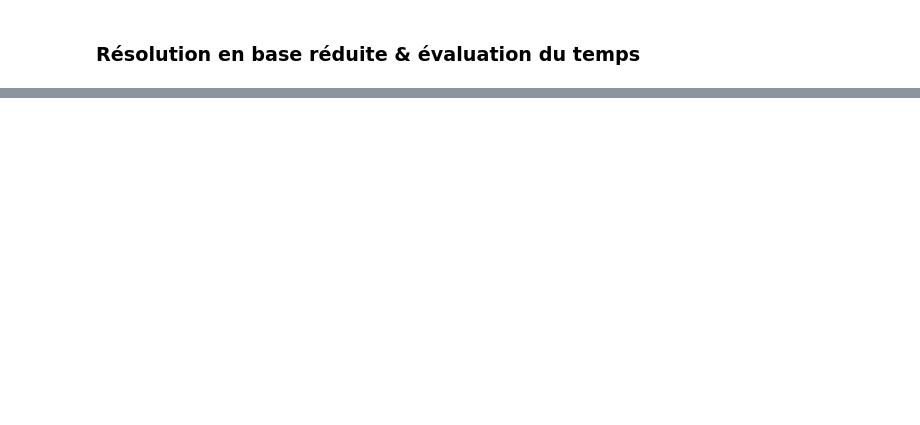
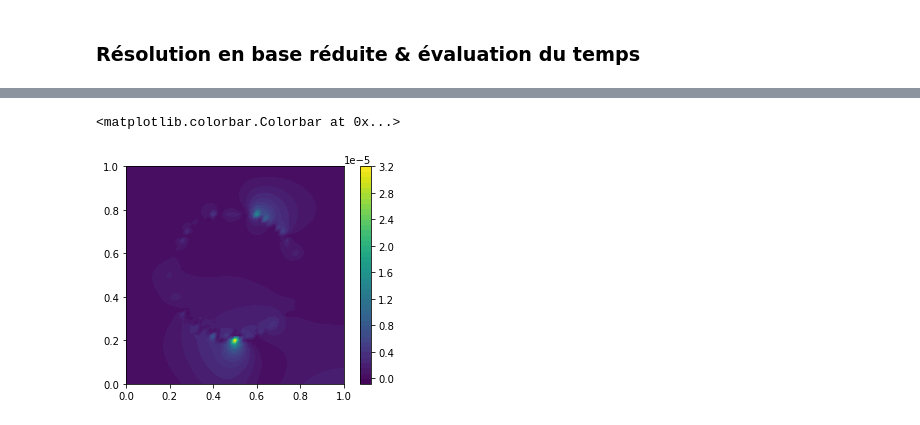
Before and after one commit to pjbenard/-4GMM-CRMB, a Jupyter notebook: Code_Python/POD-Fenics-propre.ipynb, the cells around one changed output, grey strips where cells are left out. Cells and saved outputs as stored; diff of their text form; code cells hidden in the pictures; blank space fills up the shorter version.

```diff
--- a/Code_Python/POD-Fenics-propre.ipynb
+++ b/Code_Python/POD-Fenics-propre.ipynb
@@ -321,0 +401,6 @@ print((np.max(U_true.vector().get_local()-Base.dot(U_rb))))
+# %%
+c = plot(abs(U_true-utmp))
+plt.colorbar(c)
+# %% [output]
+<matplotlib.colorbar.Colorbar at 0x...>
+[figure, added]
```
Also changed, not shown: parts of 18 cells of this notebook, 9 other files.
